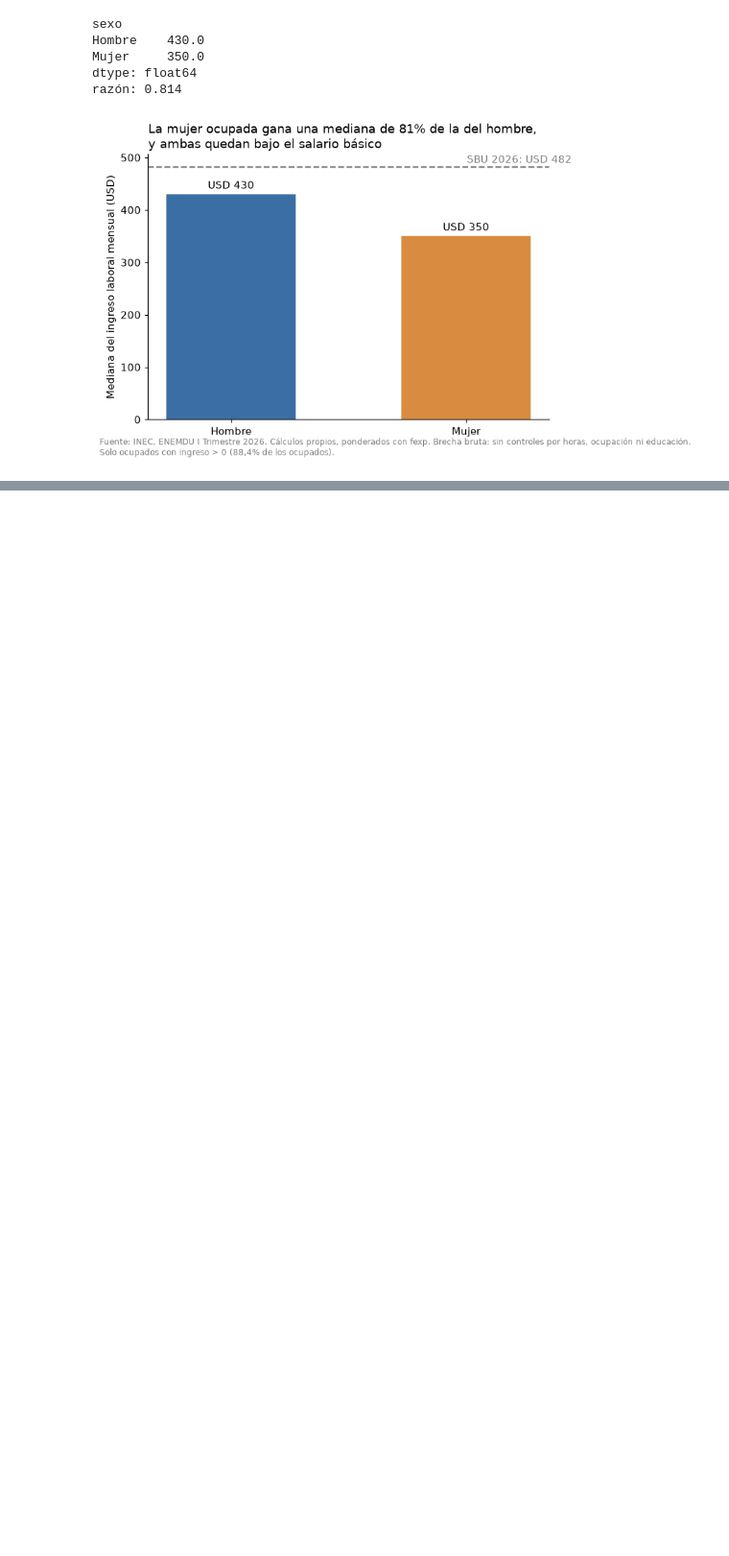
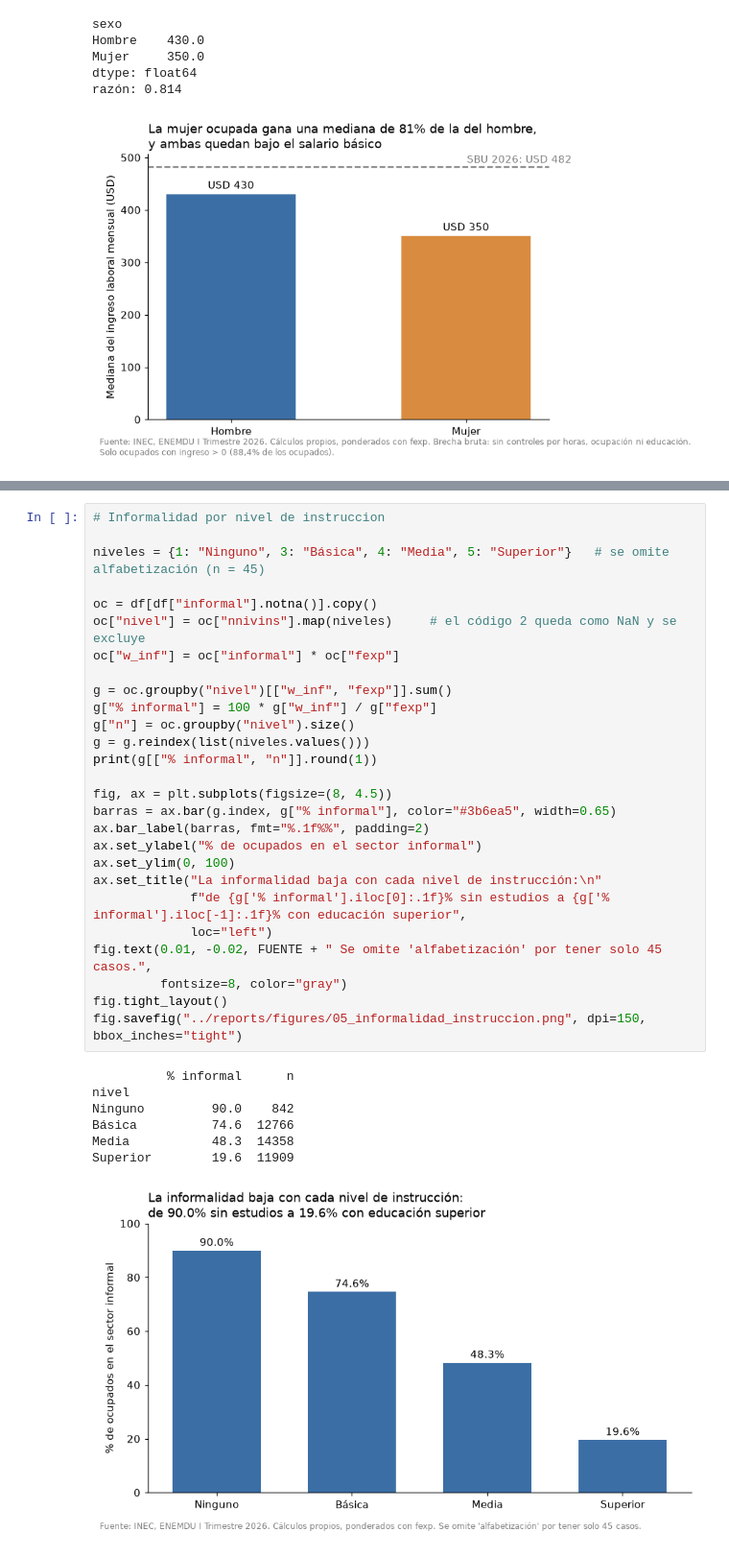
Before and after one commit to andreslojan/enemdu-mercado-laboral, a Jupyter notebook: notebooks/04_descriptivo.ipynb, the cells around one changed output, grey strips where cells are left out. Shown at 96% size. Saved outputs shown, nothing was run; the diff lists cells and outputs as text; blank space fills up the shorter version.

```diff
--- a/notebooks/04_descriptivo.ipynb
+++ b/notebooks/04_descriptivo.ipynb
@@ -122,0 +161,35 @@ razón: 0.814
+# %%
+# Informalidad por nivel de instruccion
+
+niveles = {1: "Ninguno", 3: "Básica", 4: "Media", 5: "Superior"}   # se omite alfabetización (n = 45)
+
+oc = df[df["informal"].notna()].copy()
+oc["nivel"] = oc["nnivins"].map(niveles)     # el código 2 queda como NaN y se excluye
+oc["w_inf"] = oc["informal"] * oc["fexp"]
+
+g = oc.groupby("nivel")[["w_inf", "fexp"]].sum()
+g["% informal"] = 100 * g["w_inf"] / g["fexp"]
+g["n"] = oc.groupby("nivel").size()
+g = g.reindex(list(niveles.values()))
+print(g[["% informal", "n"]].round(1))
+
+fig, ax = plt.subplots(figsize=(8, 4.5))
+barras = ax.bar(g.index, g["% informal"], color="#3b6ea5", width=0.65)
+ax.bar_label(barras, fmt="%.1f%%", padding=2)
+ax.set_ylabel("% de ocupados en el sector informal")
+ax.set_ylim(0, 100)
+ax.set_title("La informalidad baja con cada nivel de instrucción:\n"
+             f"de {g['% informal'].iloc[0]:.1f}% sin estudios a {g['% informal'].iloc[-1]:.1f}% con educación superior",
+             loc="left")
+fig.text(0.01, -0.02, FUENTE + " Se omite 'alfabetización' por tener solo 45 casos.",
+         fontsize=8, color="gray")
+fig.tight_layout()
+fig.savefig("../reports/figures/05_informalidad_instruccion.png", dpi=150, bbox_inches="tight")
+# %% [output]
+          % informal      n
+nivel
+Ninguno         90.0    842
+Básica          74.6  12766
+Media           48.3  14358
+Superior        19.6  11909
+[figure, added]
```
Also changed, not shown: parts of 3 cells of this notebook, 4 other files.
